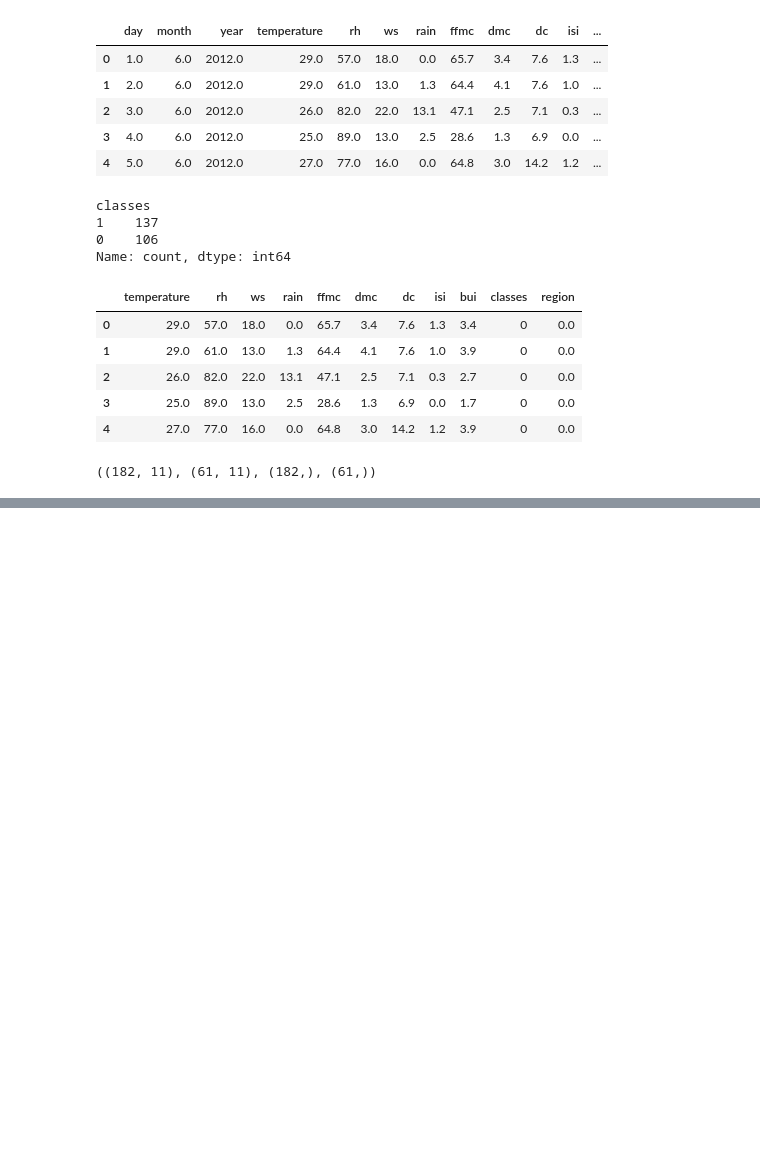
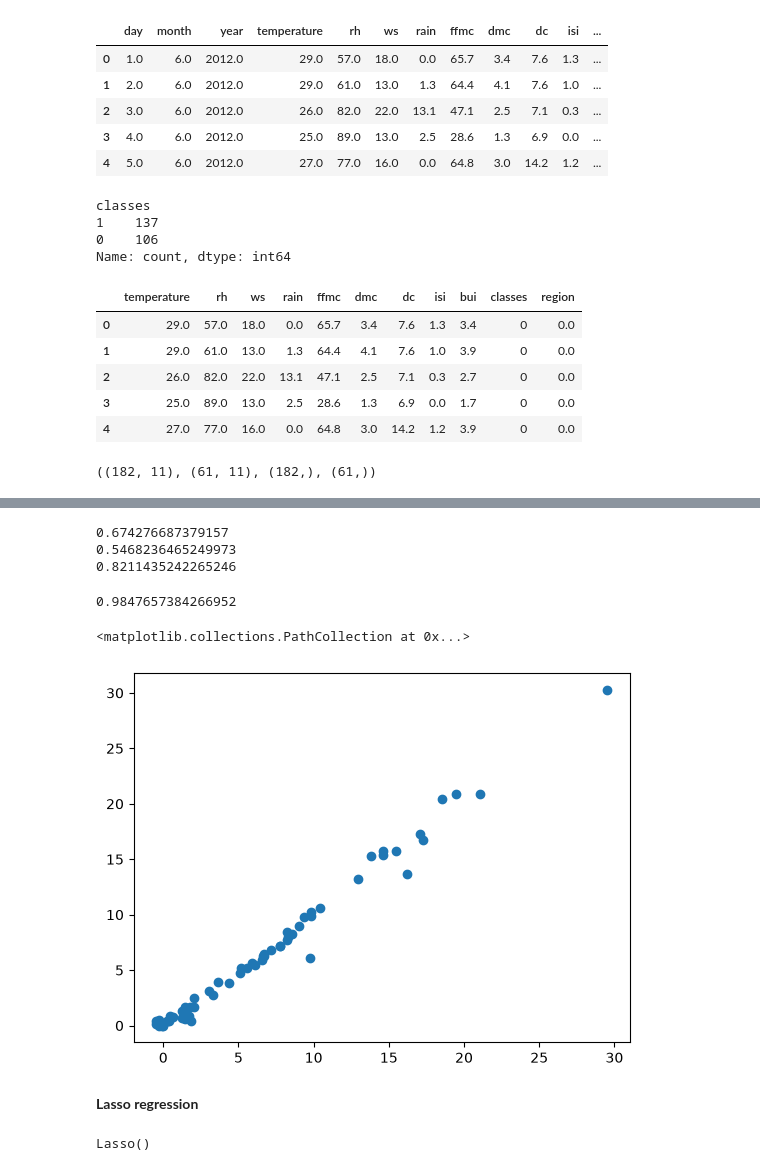
Before and after one commit to avinsio/ml-playground, a Jupyter notebook: 07_ml_project/01_algerian_forest_fires/model_training.ipynb, the cells around one changed output, grey strips where cells are left out. Drawn from its saved outputs; the diff is of its cells as text; code cells hidden in the pictures; blank space fills up the shorter version.

```diff
--- a/07_ml_project/01_algerian_forest_fires/model_training.ipynb
+++ b/07_ml_project/01_algerian_forest_fires/model_training.ipynb
@@ -66,0 +137,25 @@ X_train.corr()
+# %%
+print(mse)
+print(mae)
+print(rmse)
+# %% [output]
+0.674276687379157
+0.5468236465249973
+0.8211435242265246
+# %%
+print(score)
+# %% [output]
+0.9847657384266952
+# %%
+plt.scatter(y_pred, y_test)
+# %% [output]
+<matplotlib.collections.PathCollection at 0x...>
+[figure, added]
+# %% [markdown]
+**Lasso regression**
+# %%
+from sklearn.linear_model import Lasso
+lasso = Lasso()
+lasso.fit(X_train_scaled, y_train)
+# %% [output]
+Lasso()
```
Also changed, not shown: parts of 28 cells of this notebook.
